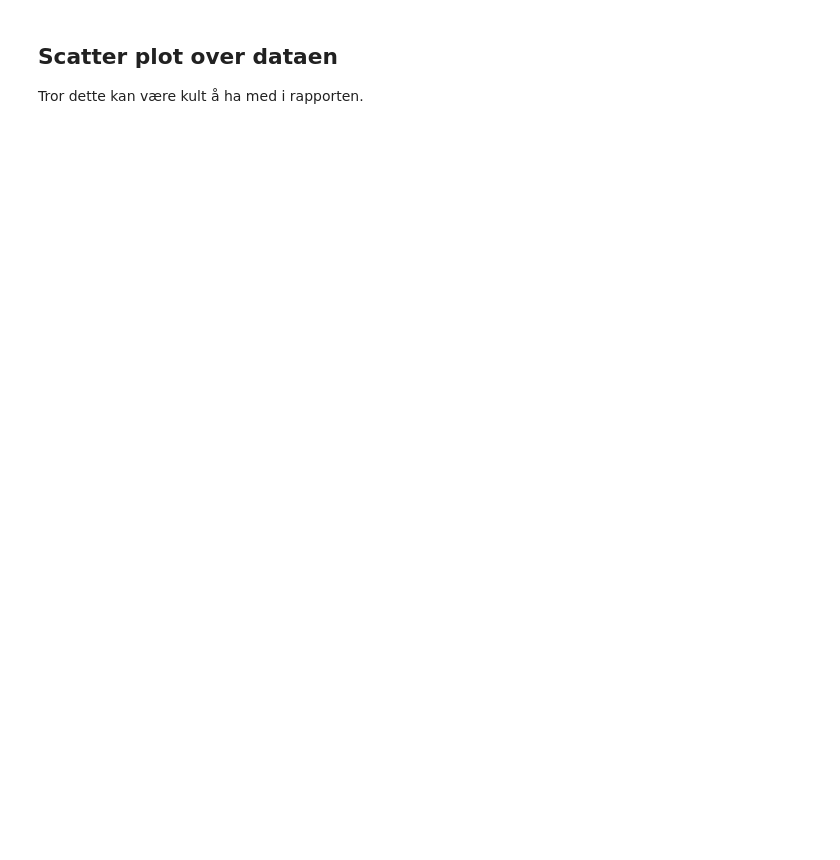
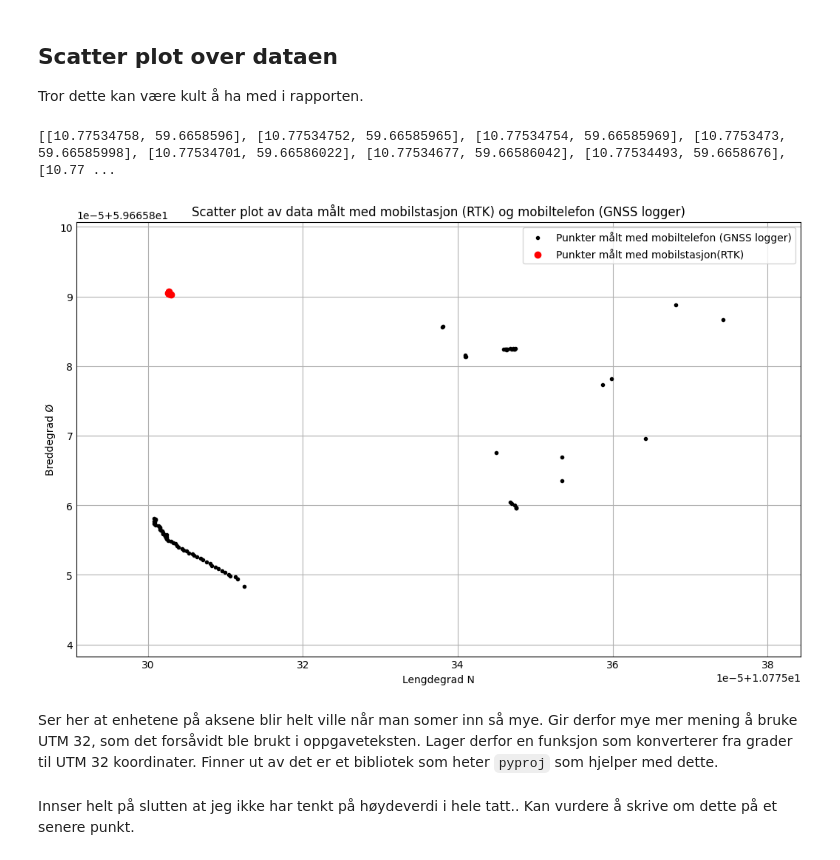
Before and after one commit to TheHellem/IMRT100-Notater, a Jupyter notebook: notebook/GNSS_punkt.ipynb, the cells around one changed output. Cells and saved outputs as stored; diff of their text form; code cells hidden in the pictures; blank space fills up the shorter version.

Commit message:
Add pyproj

```diff
--- a/notebook/GNSS_punkt.ipynb
+++ b/notebook/GNSS_punkt.ipynb
@@ -86,3 +87,40 @@ Gjennomsnittskoordinatet er: [10.77532085 59.6658624 ]
 ## Scatter plot over dataen
 
 Tror dette kan være kult å ha med i rapporten.
+# %%
+mobile_coordinates = extract_coordinates_kml_mobil('trygve_data.kml')
+rtk_coordinates = extract_coordinates_kml_RTK('RTK.kml')
+
+# Bruker zip funksjonen for å få (x, y) koordinater
+long_mob, lat_mob = zip(*mobile_coordinates)
+long_rtk, lat_rtk = zip(*rtk_coordinates)
+
+plt.figure(figsize=(10, 6))
+
+# En variabel for å endre hvor mye rom det er rundt punktene i plottet
+space_value = 0.00001
+
+# Justere aksene(?) i forhold til dataen
+plt.xlim(min(min(long_mob), min(long_rtk)) - space_value, max(max(long_mob), max(long_rtk)) + space_value)
+plt.ylim(min(min(lat_mob), min(lat_rtk)) - space_value, max(max(lat_mob), max(lat_rtk)) + space_value)
+
+
+plt.scatter(long_mob, lat_mob, c='black', marker='.', label='Punkter målt med mobiltelefon (GNSS logger)')
+plt.scatter(long_rtk, lat_rtk, c='red', marker='o', label='Punkter målt med mobilstasjon(RTK)')
+
+# Adding title and labels
+plt.title('Scatter plot av data målt med mobilstasjon (RTK) og mobiltelefon (GNSS logger)')
+plt.xlabel('Lengdegrad N')
+plt.ylabel('Breddegrad Ø')
+
+# Optional: Add grid
+plt.grid(True)
+
+# Display the plot with a legend
+plt.legend()
+plt.show()
+# %% [output]
+[[10.77534758, 59.6658596], [10.77534752, 59.66585965], [10.77534754, 59.66585969], [10.7753473, 59.66585998], [10.77534701, 59.66586022], [10.77534677, 59.66586042], [10.77534493, 59.6658676], [10.77 ...
+[figure, added]
+# %% [markdown]
+Ser her at enhetene på aksene blir helt ville når man somer inn så mye. Gir derfor mye mer mening å bruke UTM 32, som det forsåvidt ble brukt i oppgaveteksten. Lager derfor en funksjon som konverterer fra grader til UTM 32 koordinater. Finner ut av det er et bibliotek som heter `pyproj` som hjelper med dette.
@@ -88,0 +144,2 @@ Tror dette kan være kult å ha med i rapporten.
+# %% [markdown]
+Innser helt på slutten at jeg ikke har tenkt på høydeverdi i hele tatt.. Kan vurdere å skrive om dette på et senere punkt.
```
Also changed, not shown: parts of 6 cells of this notebook, 2 other files.
